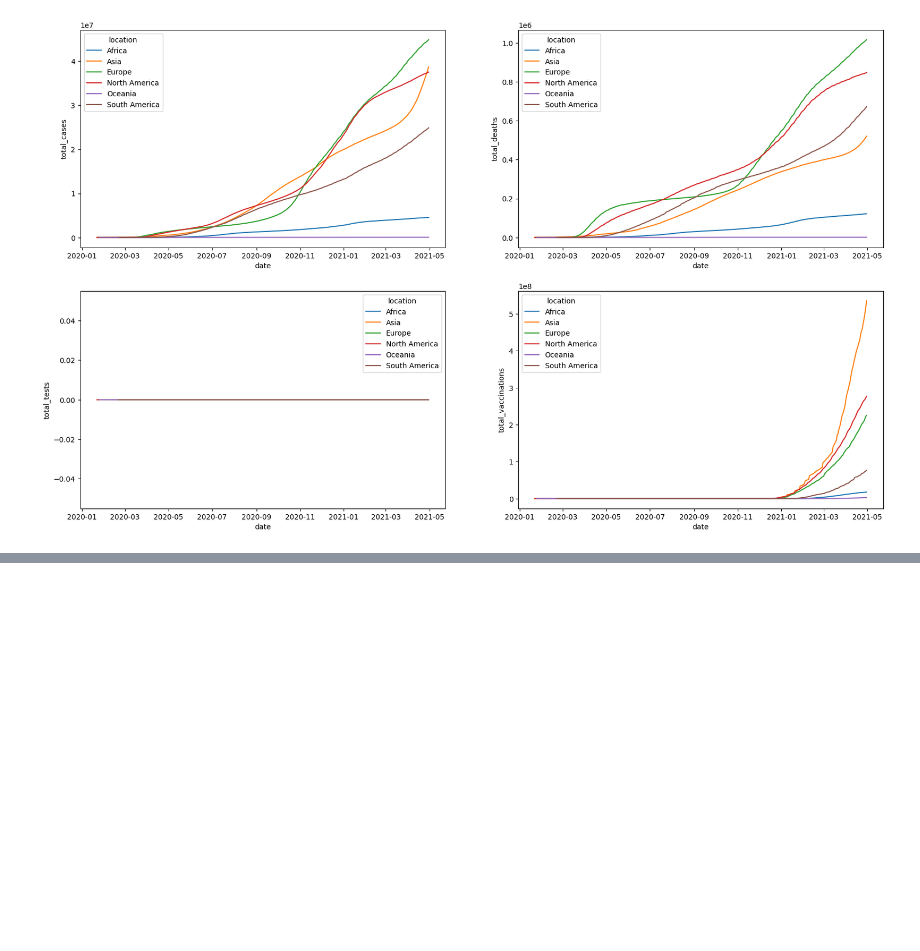
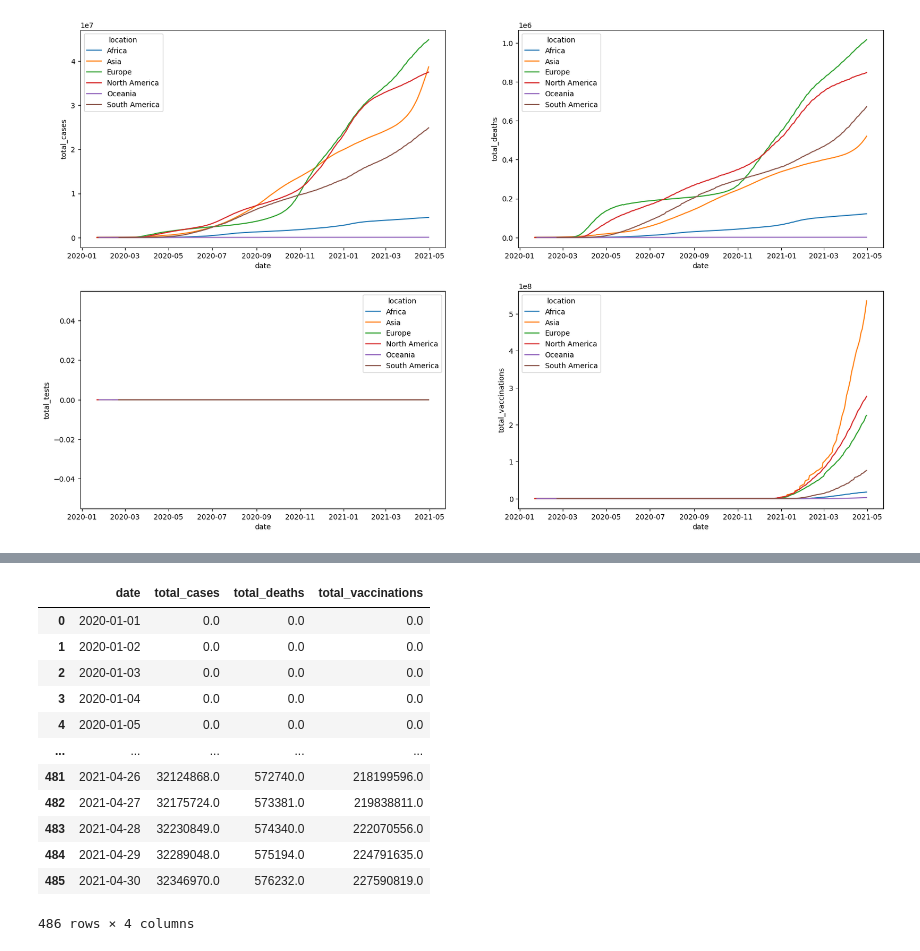
Before and after one commit to icanooooo/Data_Exploration_and_Dashboard_Development, a Jupyter notebook: DataExploration.ipynb, the cells around one changed output, grey strips where cells are left out. Drawn from its saved outputs; the diff is of its cells as text; code cells hidden in the pictures; blank space fills up the shorter version.

```diff
--- a/DataExploration.ipynb
+++ b/DataExploration.ipynb
@@ -202,0 +236,20 @@ create_2x2_lineplots(global_df, total_columns, axes, global_df['location'].nuniq
+# %%
+# 3. Date Summarization
+
+date_summary = df.groupby('date').agg({'total_cases':'max', 'total_deaths':'max', 'total_vaccinations':'max'}).reset_index()
+
+date_summary
+# %% [output]
+|  | date | total_cases | total_deaths | total_vaccinations |
+| 0 | 2020-01-01 | 0.0 | 0.0 | 0.0 |
+| 1 | 2020-01-02 | 0.0 | 0.0 | 0.0 |
+| 2 | 2020-01-03 | 0.0 | 0.0 | 0.0 |
+| 3 | 2020-01-04 | 0.0 | 0.0 | 0.0 |
+| 4 | 2020-01-05 | 0.0 | 0.0 | 0.0 |
+| ... | ... | ... | ... | ... |
+| 481 | 2021-04-26 | 32124868.0 | 572740.0 | 218199596.0 |
+| 482 | 2021-04-27 | 32175724.0 | 573381.0 | 219838811.0 |
+| 483 | 2021-04-28 | 32230849.0 | 574340.0 | 222070556.0 |
+| 484 | 2021-04-29 | 32289048.0 | 575194.0 | 224791635.0 |
+| 485 | 2021-04-30 | 32346970.0 | 576232.0 | 227590819.0 |
+486 rows × 4 columns
```
Also changed, not shown: parts of 4 cells of this notebook, 5 other files.
